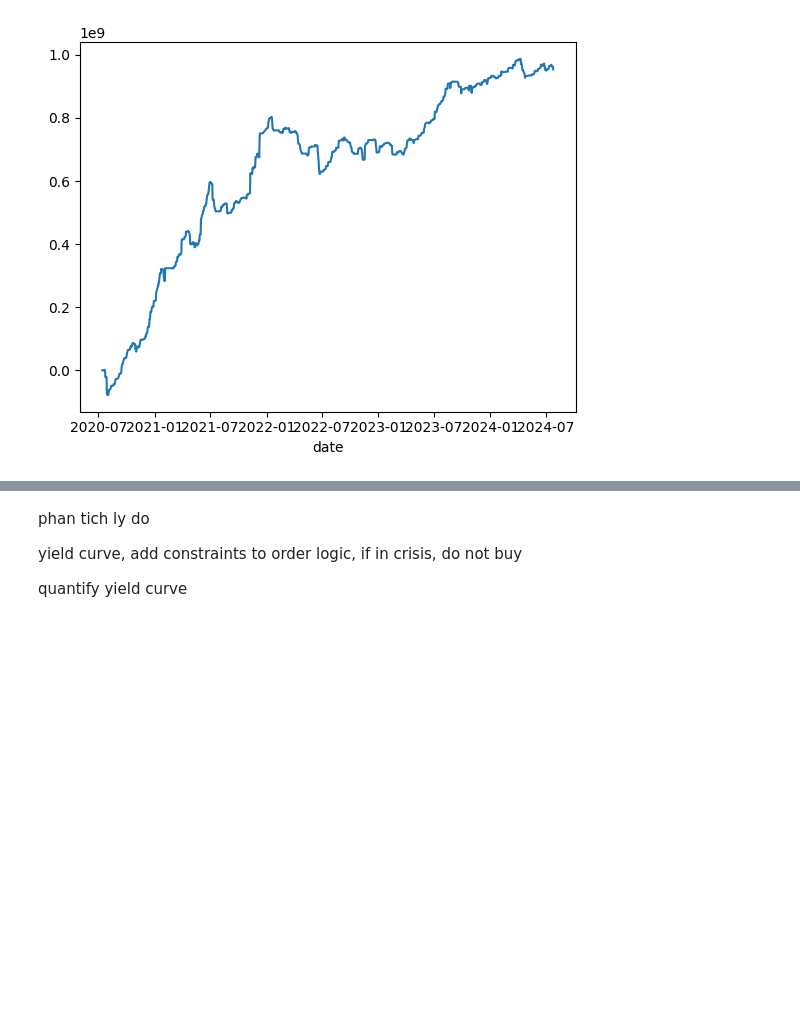
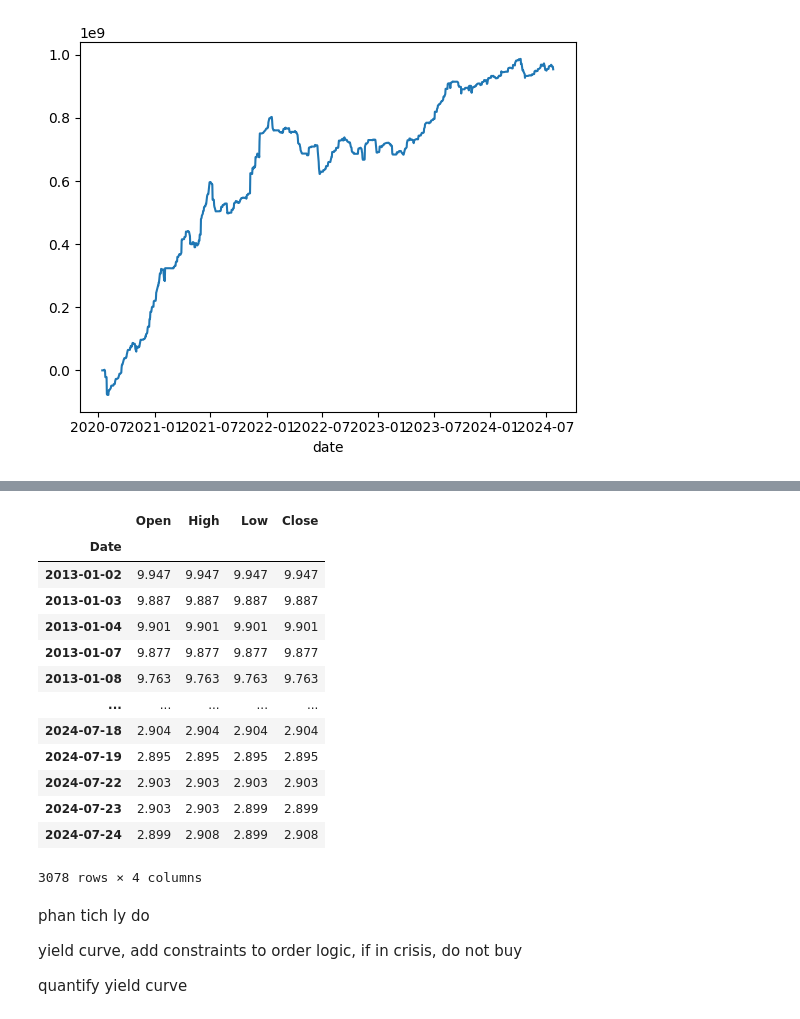
Before and after one commit to trungchien171/a1phas, a Jupyter notebook: stock/vietnam_stock/relative_strength/top30_liquid.ipynb, the cells around one changed output, grey strips where cells are left out. Drawn from its saved outputs; the diff is of its cells as text; code cells hidden in the pictures; blank space fills up the shorter version.

```diff
--- a/stock/vietnam_stock/relative_strength/top30_liquid.ipynb
+++ b/stock/vietnam_stock/relative_strength/top30_liquid.ipynb
@@ -283,3 +320,24 @@ Max drawdown: 18.31%
+# %%
+bond = 'Vietnam 10Y'  # Example name; adjust based on the list
+bond_2y = investpy.get_bond_historical_data(bond=bond,
+                                         from_date='02/01/2013',
+                                         to_date='24/07/2024')
+bond_2y
+# %% [output]
+|  | Open | High | Low | Close |
+| Date |  |  |  |  |
+| 2013-01-02 | 9.947 | 9.947 | 9.947 | 9.947 |
+| 2013-01-03 | 9.887 | 9.887 | 9.887 | 9.887 |
+| 2013-01-04 | 9.901 | 9.901 | 9.901 | 9.901 |
+| 2013-01-07 | 9.877 | 9.877 | 9.877 | 9.877 |
+| 2013-01-08 | 9.763 | 9.763 | 9.763 | 9.763 |
+| ... | ... | ... | ... | ... |
+| 2024-07-18 | 2.904 | 2.904 | 2.904 | 2.904 |
+| 2024-07-19 | 2.895 | 2.895 | 2.895 | 2.895 |
+| 2024-07-22 | 2.903 | 2.903 | 2.903 | 2.903 |
+| 2024-07-23 | 2.903 | 2.903 | 2.899 | 2.899 |
+| 2024-07-24 | 2.899 | 2.908 | 2.899 | 2.908 |
+3078 rows × 4 columns
 # %% [markdown]
 phan tich ly do
 
```
Also changed, not shown: parts of 2 cells of this notebook, 3 other files.
